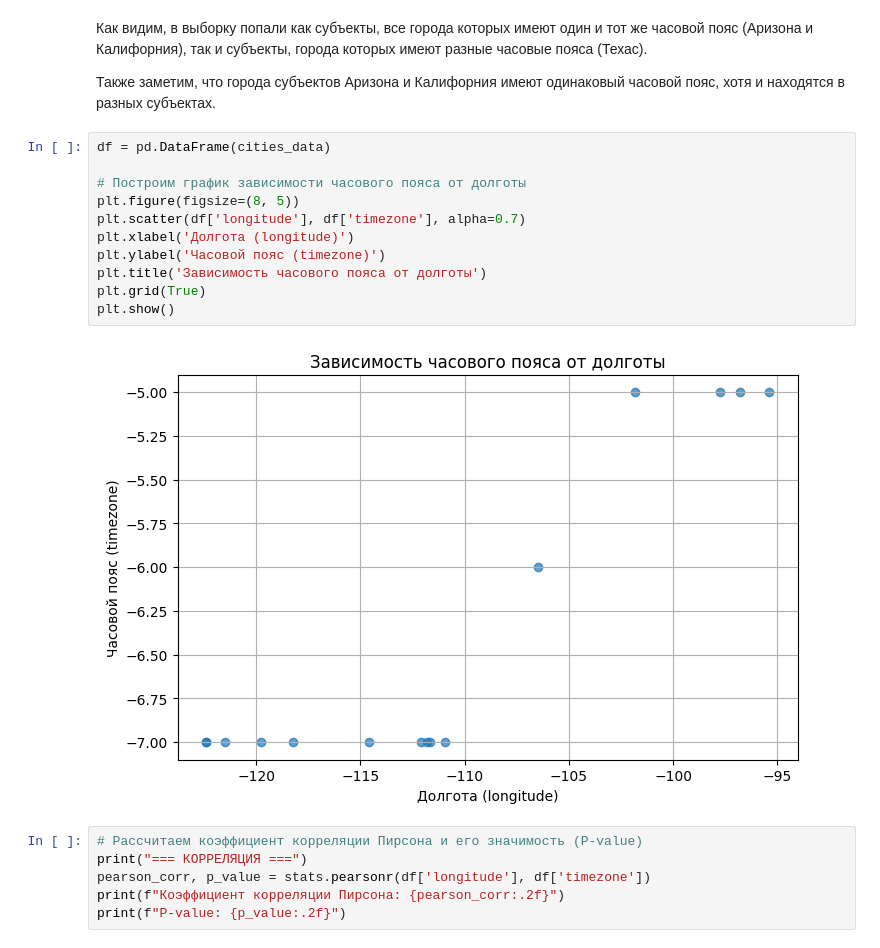
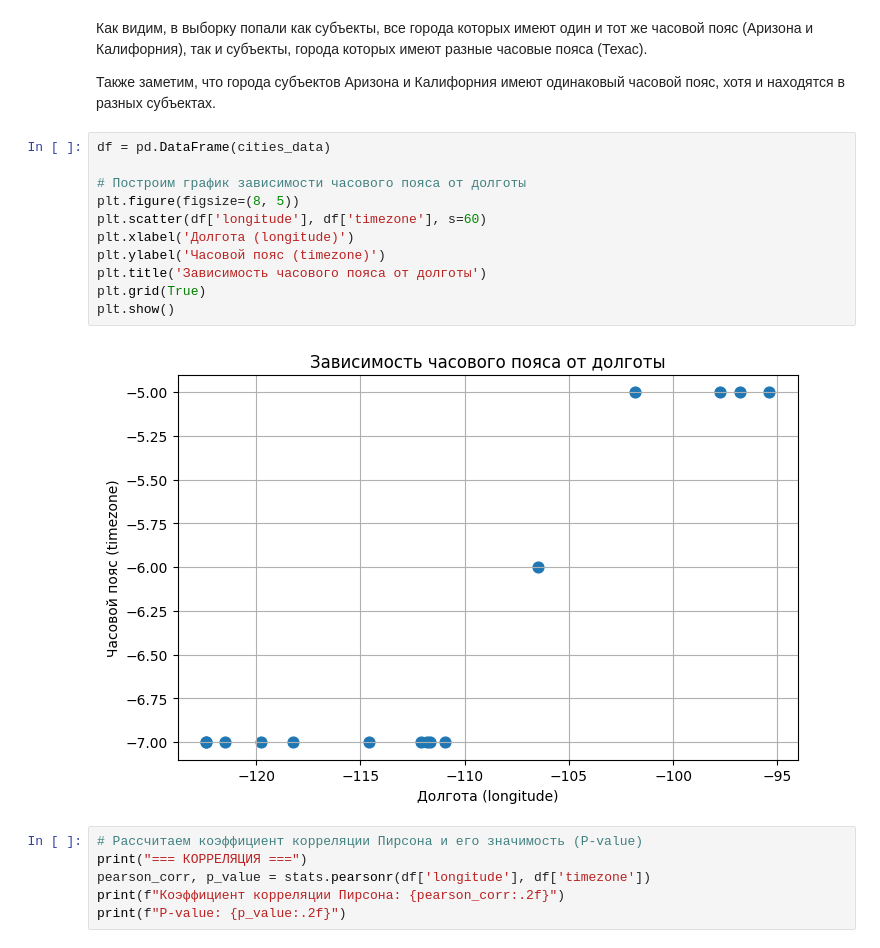
Before and after one commit to KlimVladMaks/pda-practical-1, a Jupyter notebook: federation-cities-analysis.ipynb, the cells around one changed output. Cells and saved outputs as stored; diff of their text form.

```diff
--- a/federation-cities-analysis.ipynb
+++ b/federation-cities-analysis.ipynb
@@ -388,16 +390,16 @@ for state in states:
 # %%
 df = pd.DataFrame(cities_data)
 
 # Построим график зависимости часового пояса от долготы
 plt.figure(figsize=(8, 5))
-plt.scatter(df['longitude'], df['timezone'], alpha=0.7)
+plt.scatter(df['longitude'], df['timezone'], s=60)
 plt.xlabel('Долгота (longitude)')
 plt.ylabel('Часовой пояс (timezone)')
 plt.title('Зависимость часового пояса от долготы')
 plt.grid(True)
 plt.show()
 # %% [output]
-[figure, old version]
+[figure, new version]
 # %%
 # Рассчитаем коэффициент корреляции Пирсона и его значимость (P-value)
 print("=== КОРРЕЛЯЦИЯ ===")
```
Also changed, not shown: parts of 6 cells of this notebook.
